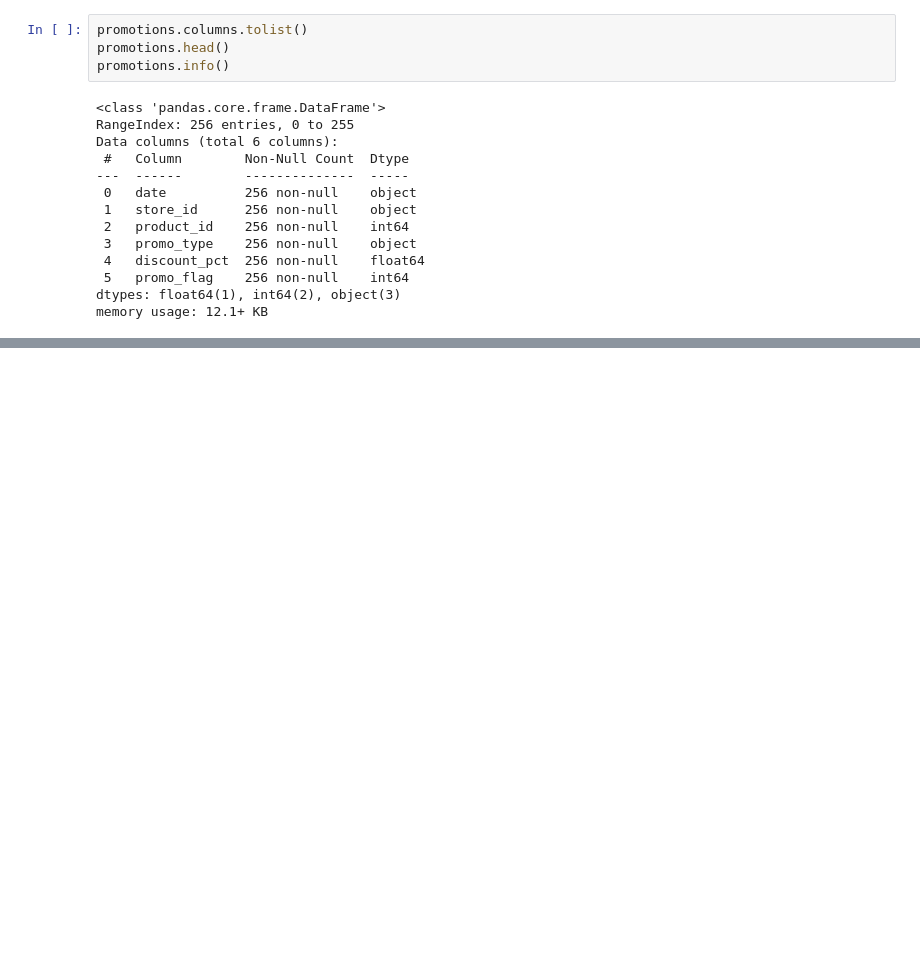
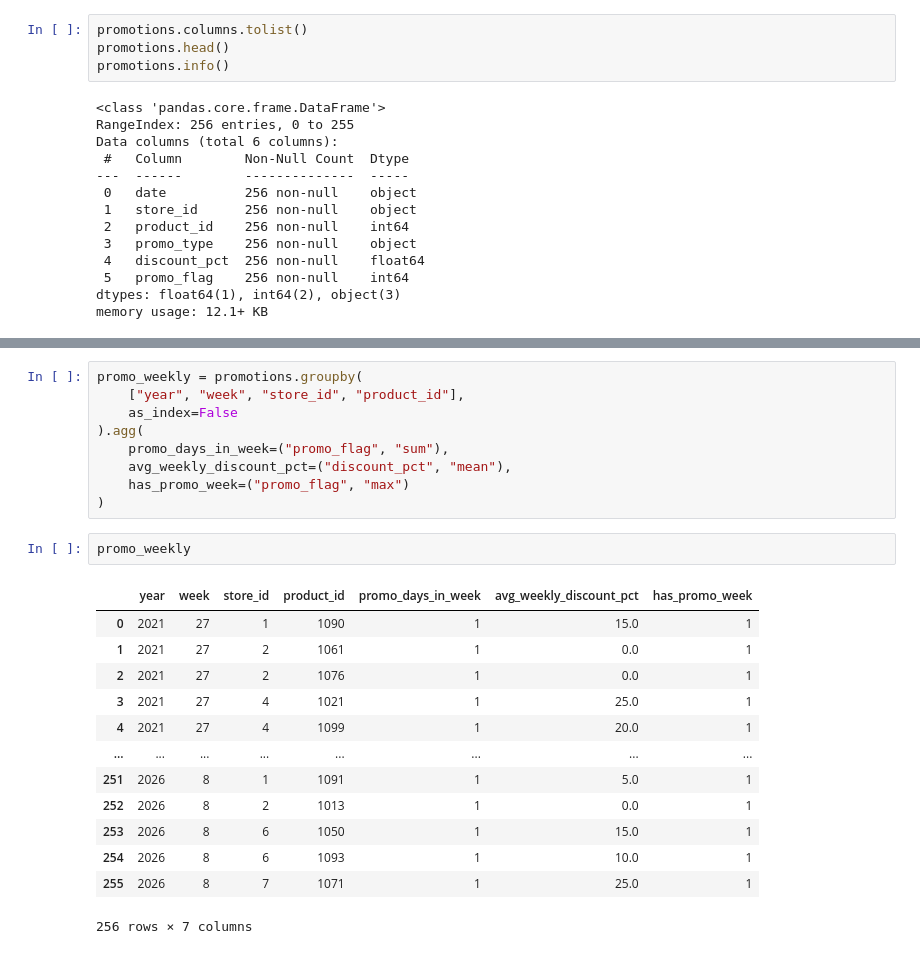
Before and after one commit to SunnyX-AI/ai-powered-sales-forecasting, a Jupyter notebook: notebooks/00_experiments.ipynb, the cells around one changed output, grey strips where cells are left out. Saved outputs shown, nothing was run; the diff lists cells and outputs as text; blank space fills up the shorter version.

```diff
--- a/notebooks/00_experiments.ipynb
+++ b/notebooks/00_experiments.ipynb
@@ -2044,0 +2123,25 @@ memory usage: 12.1+ KB
+# %%
+promo_weekly = promotions.groupby(
+    ["year", "week", "store_id", "product_id"],
+    as_index=False
+).agg(
+    promo_days_in_week=("promo_flag", "sum"),
+    avg_weekly_discount_pct=("discount_pct", "mean"),
+    has_promo_week=("promo_flag", "max")
+)
+# %%
+promo_weekly
+# %% [output]
+|  | year | week | store_id | product_id | promo_days_in_week | avg_weekly_discount_pct | has_promo_week |
+| 0 | 2021 | 27 | 1 | 1090 | 1 | 15.0 | 1 |
+| 1 | 2021 | 27 | 2 | 1061 | 1 | 0.0 | 1 |
+| 2 | 2021 | 27 | 2 | 1076 | 1 | 0.0 | 1 |
+| 3 | 2021 | 27 | 4 | 1021 | 1 | 25.0 | 1 |
+| 4 | 2021 | 27 | 4 | 1099 | 1 | 20.0 | 1 |
+| ... | ... | ... | ... | ... | ... | ... | ... |
+| 251 | 2026 | 8 | 1 | 1091 | 1 | 5.0 | 1 |
+| 252 | 2026 | 8 | 2 | 1013 | 1 | 0.0 | 1 |
+| 253 | 2026 | 8 | 6 | 1050 | 1 | 15.0 | 1 |
+| 254 | 2026 | 8 | 6 | 1093 | 1 | 10.0 | 1 |
+| 255 | 2026 | 8 | 7 | 1071 | 1 | 25.0 | 1 |
+256 rows × 7 columns
```
Also changed, not shown: parts of 17 cells of this notebook, 2 other files.
